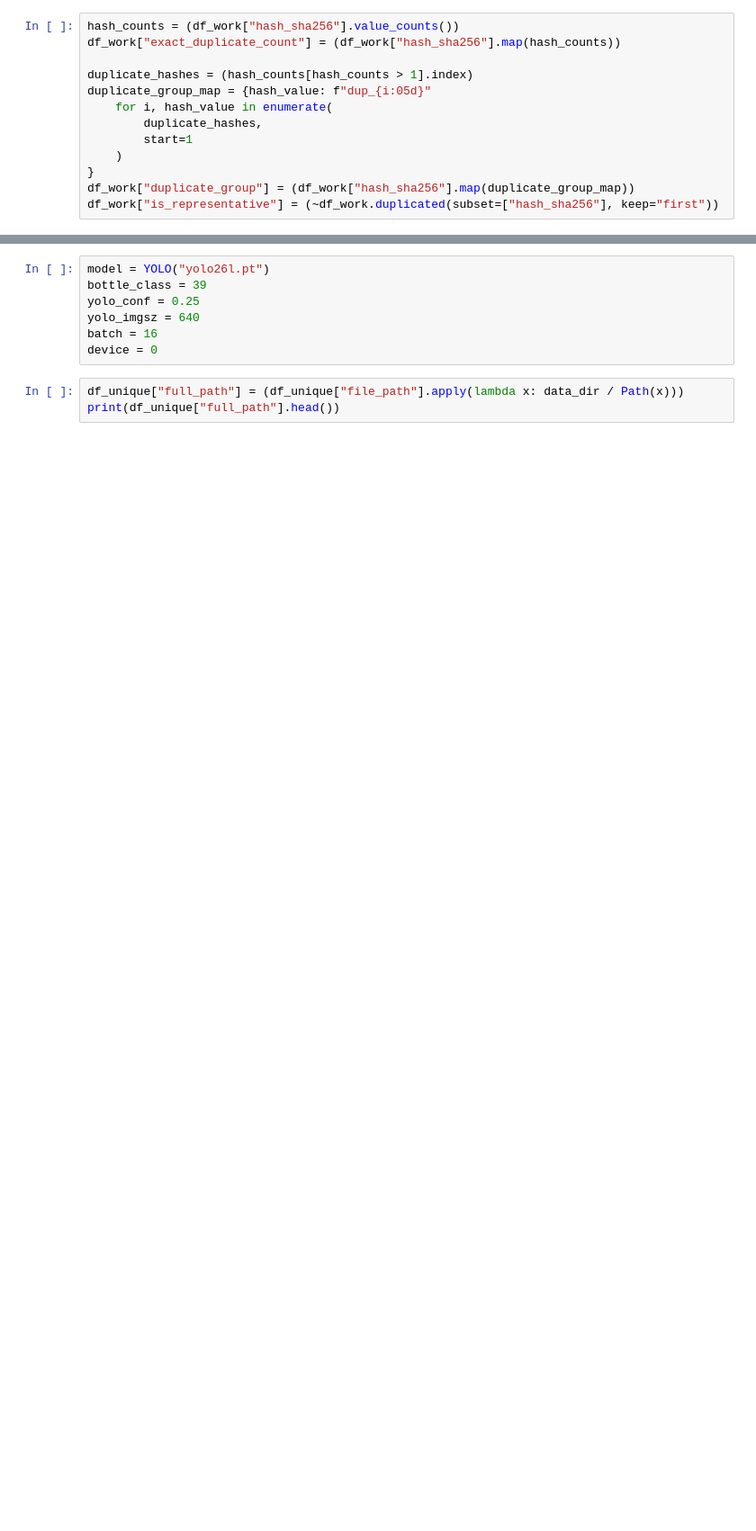
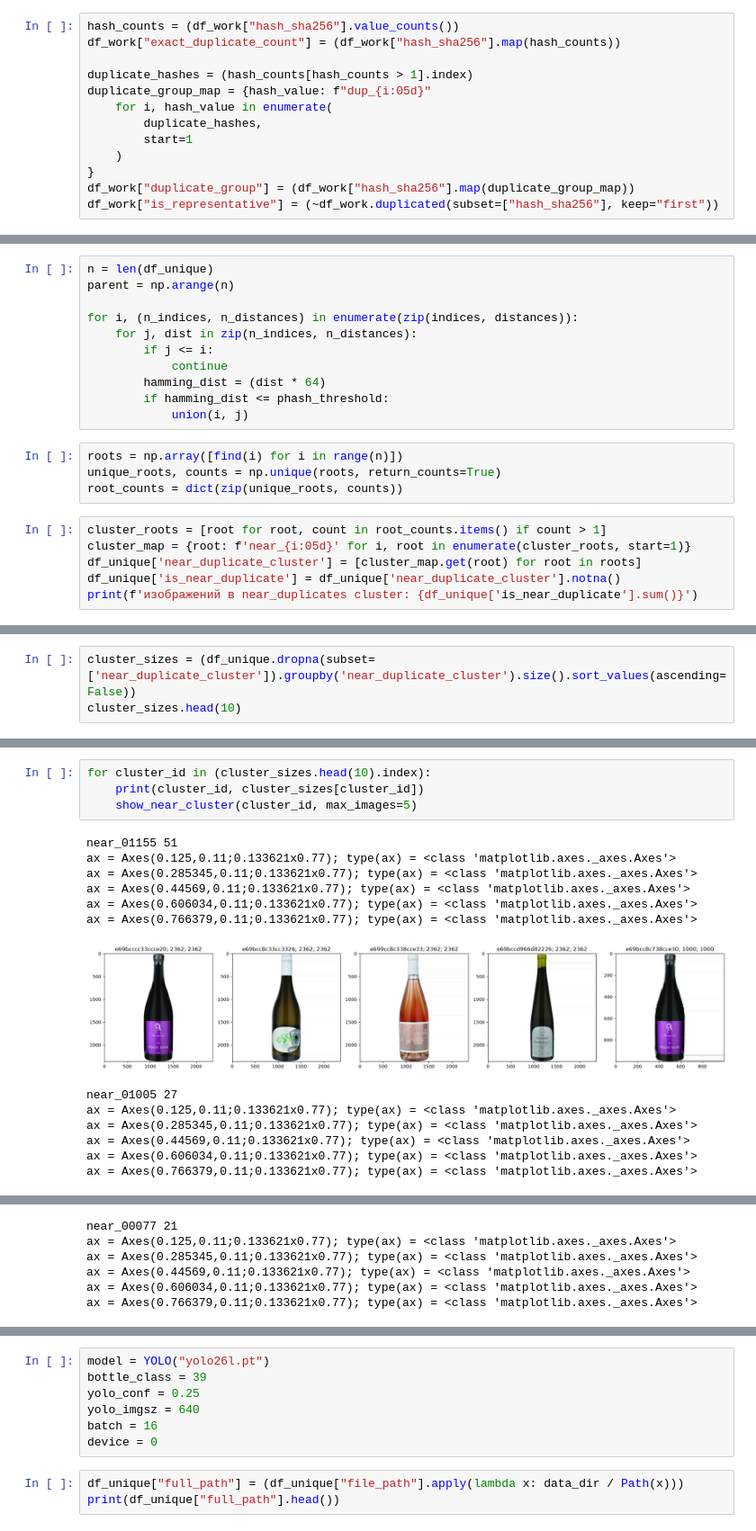
Before and after one commit to MuhametshinDenis/wine-scanner, a Jupyter notebook: apps/ml/notebooks/clean_data.ipynb, the cells around one changed output, grey strips where cells are left out. Shown at 90% size. Drawn from its saved outputs; the diff is of its cells as text; blank space fills up the shorter version.

```diff
--- a/apps/ml/notebooks/clean_data.ipynb
+++ b/apps/ml/notebooks/clean_data.ipynb
@@ -314,0 +364,21 @@ df_unique
+# %%
+n = len(df_unique)
+parent = np.arange(n)
+
+for i, (n_indices, n_distances) in enumerate(zip(indices, distances)):
+    for j, dist in zip(n_indices, n_distances):
+        if j <= i:
+            continue
+        hamming_dist = (dist * 64)
+        if hamming_dist <= phash_threshold:
+            union(i, j)
+# %%
+roots = np.array([find(i) for i in range(n)])
+unique_roots, counts = np.unique(roots, return_counts=True)
+root_counts = dict(zip(unique_roots, counts))
+# %%
+cluster_roots = [root for root, count in root_counts.items() if count > 1]
+cluster_map = {root: f'near_{i:05d}' for i, root in enumerate(cluster_roots, start=1)}
+df_unique['near_duplicate_cluster'] = [cluster_map.get(root) for root in roots]
+df_unique['is_near_duplicate'] = df_unique['near_duplicate_cluster'].notna()
+print(f'изображений в near_duplicates cluster: {df_unique['is_near_duplicate'].sum()}')
@@ -314,0 +387,3 @@ df_unique
+# %%
+cluster_sizes = (df_unique.dropna(subset=['near_duplicate_cluster']).groupby('near_duplicate_cluster').size().sort_values(ascending=False))
+cluster_sizes.head(10)
@@ -314,0 +415,18 @@ df_unique
+# %%
+for cluster_id in (cluster_sizes.head(10).index):
+    print(cluster_id, cluster_sizes[cluster_id])
+    show_near_cluster(cluster_id, max_images=5)
+# %% [output]
+near_01155 51
+ax = Axes(0.125,0.11;0.133621x0.77); type(ax) = <class 'matplotlib.axes._axes.Axes'>
+ax = Axes(0.285345,0.11;0.133621x0.77); type(ax) = <class 'matplotlib.axes._axes.Axes'>
+ax = Axes(0.44569,0.11;0.133621x0.77); type(ax) = <class 'matplotlib.axes._axes.Axes'>
+ax = Axes(0.606034,0.11;0.133621x0.77); type(ax) = <class 'matplotlib.axes._axes.Axes'>
+ax = Axes(0.766379,0.11;0.133621x0.77); type(ax) = <class 'matplotlib.axes._axes.Axes'>
+[figure, added]
+near_01005 27
+ax = Axes(0.125,0.11;0.133621x0.77); type(ax) = <class 'matplotlib.axes._axes.Axes'>
+ax = Axes(0.285345,0.11;0.133621x0.77); type(ax) = <class 'matplotlib.axes._axes.Axes'>
+ax = Axes(0.44569,0.11;0.133621x0.77); type(ax) = <class 'matplotlib.axes._axes.Axes'>
+ax = Axes(0.606034,0.11;0.133621x0.77); type(ax) = <class 'matplotlib.axes._axes.Axes'>
+ax = Axes(0.766379,0.11;0.133621x0.77); type(ax) = <class 'matplotlib.axes._axes.Axes'>
@@ -314,0 +434,6 @@ df_unique
+near_00077 21
+ax = Axes(0.125,0.11;0.133621x0.77); type(ax) = <class 'matplotlib.axes._axes.Axes'>
+ax = Axes(0.285345,0.11;0.133621x0.77); type(ax) = <class 'matplotlib.axes._axes.Axes'>
+ax = Axes(0.44569,0.11;0.133621x0.77); type(ax) = <class 'matplotlib.axes._axes.Axes'>
+ax = Axes(0.606034,0.11;0.133621x0.77); type(ax) = <class 'matplotlib.axes._axes.Axes'>
+ax = Axes(0.766379,0.11;0.133621x0.77); type(ax) = <class 'matplotlib.axes._axes.Axes'>
```
Also changed, not shown: parts of 47 cells of this notebook.
